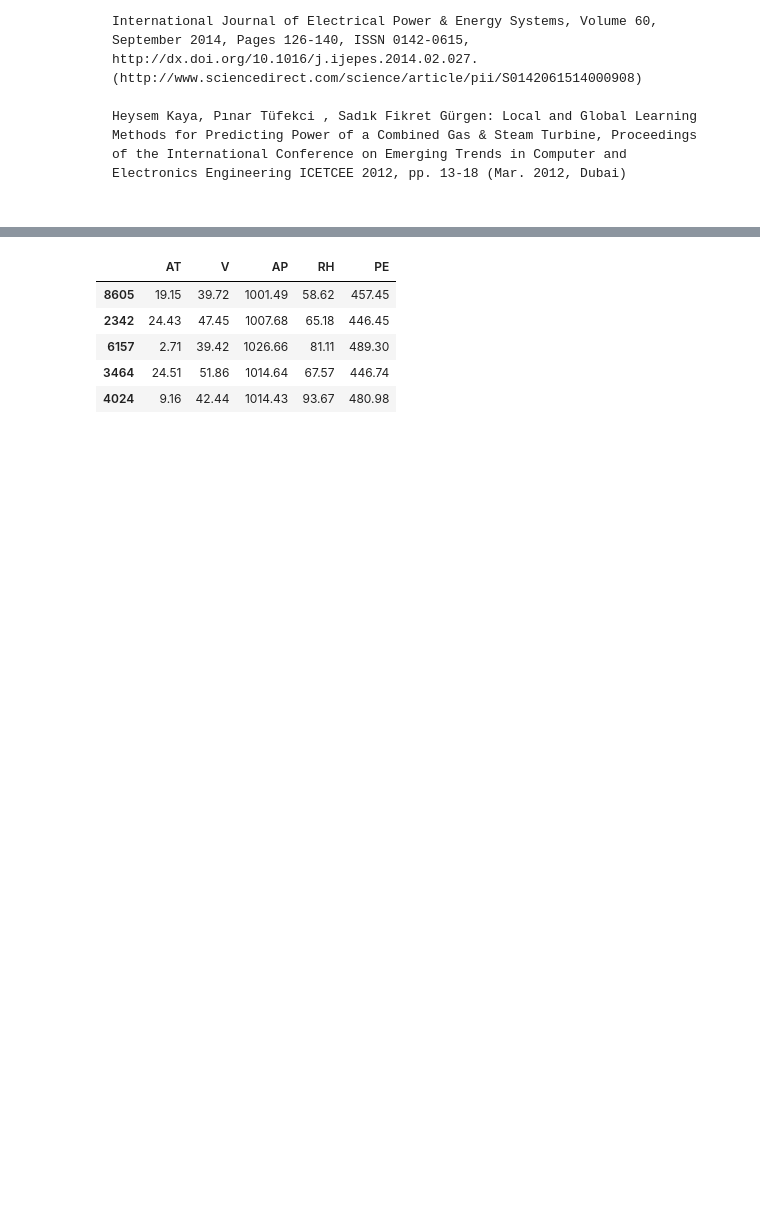
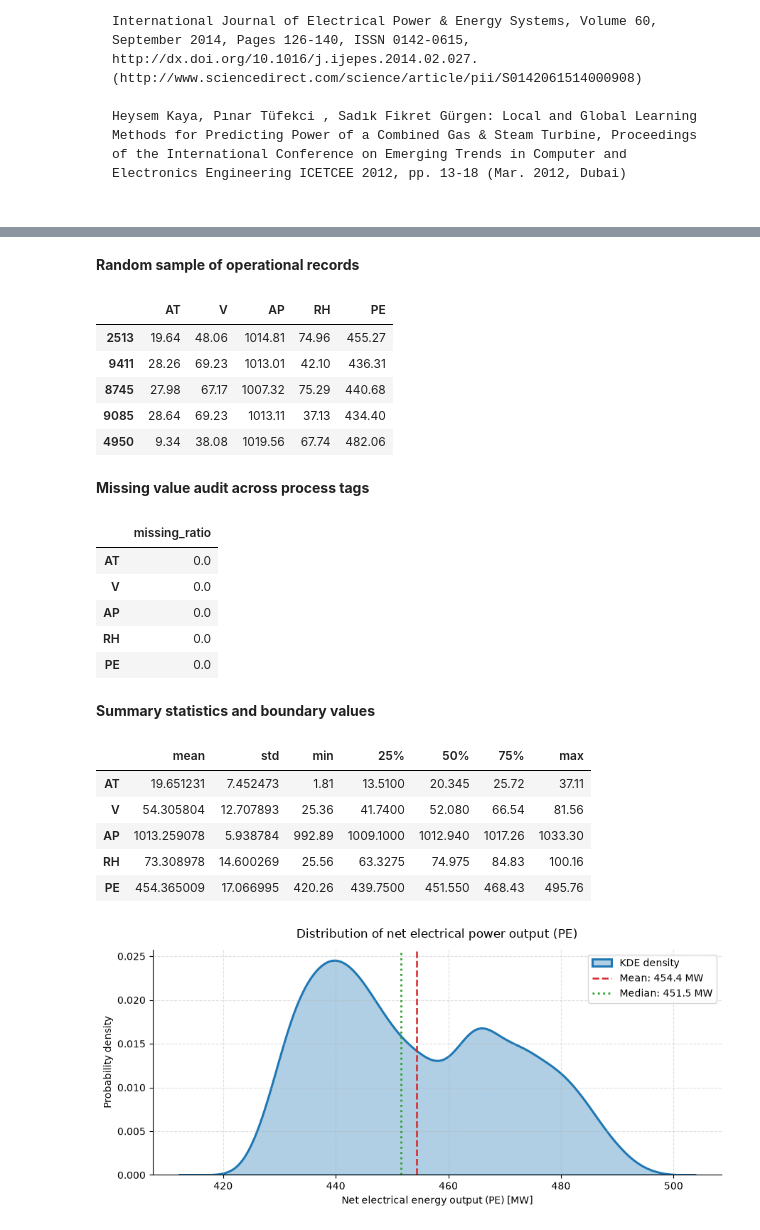
Before and after one commit to otrebor-solrac/industrial-anomaly-monitoring, a Jupyter notebook: Power_Plant.ipynb, the cells around one changed output, grey strips where cells are left out. Cells and saved outputs as stored; diff of their text form; code cells hidden in the pictures; blank space fills up the shorter version.

```diff
--- a/Power_Plant.ipynb
+++ b/Power_Plant.ipynb
@@ -94,9 +114,75 @@ df = pd.read_excel(path_folder.format(fl="Folds5x2_pp.xlsx"), sheet_name=0)
 # %%
-df.sample(5)
+display(Markdown("**Random sample of operational records**"))
+display(df.sample(5, random_state=42))
+
+display(Markdown("**Missing value audit across process tags**"))
+display(df.isna().mean().to_frame(name="missing_ratio"))
+
+display(Markdown("**Summary statistics and boundary values**"))
+display(df.describe().T[["mean", "std", "min", "25%", "50%", "75%", "max"]])
+
+
+# 3. Target distribution analysis (PE)
+fig, ax = plt.subplots(figsize=(9, 4.2))
+
+sns.kdeplot(
+    data=df["PE"],
+    color="#1f77b4",
+    fill=True,
+    alpha=0.35,
+    linewidth=2.2,
+    ax=ax,
+    label="KDE density",
+)
+
+mean_pe = df["PE"].mean()
+median_pe = df["PE"].median()
+
+ax.axvline(
+    mean_pe,
+    color="#d62728",
+    linestyle="--",
+    linewidth=1.8,
+    label=f"Mean: {mean_pe:.1f} MW",
+)
+ax.axvline(
+    median_pe,
+    color="#2ca02c",
+    linestyle=":",
+    linewidth=2.0,
+    label=f"Median: {median_pe:.1f} MW",
+)
+
+ax.set_title("Distribution of net electrical power output (PE)", fontsize=12, pad=12)
+ax.set_xlabel("Net electrical energy output (PE) [MW]")
+ax.set_ylabel("Probability density")
+
+sns.despine(top=True, right=True)
+ax.grid(True, linestyle="--", alpha=0.4)
+ax.legend(frameon=True, facecolor="white", edgecolor="#cccccc", loc="upper right")
+
+plt.tight_layout()
+plt.show()
 # %% [output]
+**Random sample of operational records**
 |  | AT | V | AP | RH | PE |
-| 8605 | 19.15 | 39.72 | 1001.49 | 58.62 | 457.45 |
-| 2342 | 24.43 | 47.45 | 1007.68 | 65.18 | 446.45 |
-| 6157 | 2.71 | 39.42 | 1026.66 | 81.11 | 489.30 |
-| 3464 | 24.51 | 51.86 | 1014.64 | 67.57 | 446.74 |
-| 4024 | 9.16 | 42.44 | 1014.43 | 93.67 | 480.98 |
+| 2513 | 19.64 | 48.06 | 1014.81 | 74.96 | 455.27 |
+| 9411 | 28.26 | 69.23 | 1013.01 | 42.10 | 436.31 |
+| 8745 | 27.98 | 67.17 | 1007.32 | 75.29 | 440.68 |
+| 9085 | 28.64 | 69.23 | 1013.11 | 37.13 | 434.40 |
+| 4950 | 9.34 | 38.08 | 1019.56 | 67.74 | 482.06 |
+**Missing value audit across process tags**
+|  | missing_ratio |
+| AT | 0.0 |
+| V | 0.0 |
+| AP | 0.0 |
+| RH | 0.0 |
+| PE | 0.0 |
+**Summary statistics and boundary values**
+|  | mean | std | min | 25% | 50% | 75% | max |
+| AT | 19.651231 | 7.452473 | 1.81 | 13.5100 | 20.345 | 25.72 | 37.11 |
+| V | 54.305804 | 12.707893 | 25.36 | 41.7400 | 52.080 | 66.54 | 81.56 |
+| AP | 1013.259078 | 5.938784 | 992.89 | 1009.1000 | 1012.940 | 1017.26 | 1033.30 |
+| RH | 73.308978 | 14.600269 | 25.56 | 63.3275 | 74.975 | 84.83 | 100.16 |
+| PE | 454.365009 | 17.066995 | 420.26 | 439.7500 | 451.550 | 468.43 | 495.76 |
+[figure, added]
```
Also changed, not shown: parts of 86 cells of this notebook.
